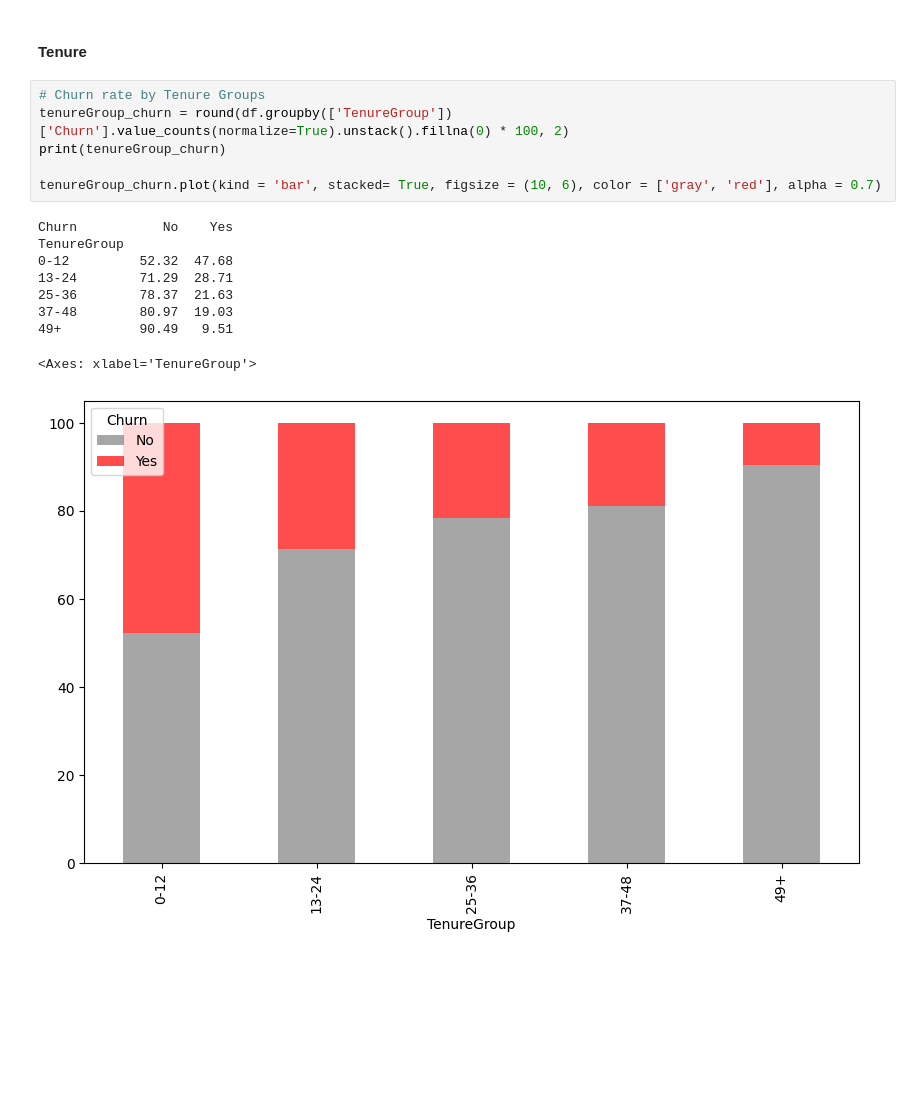
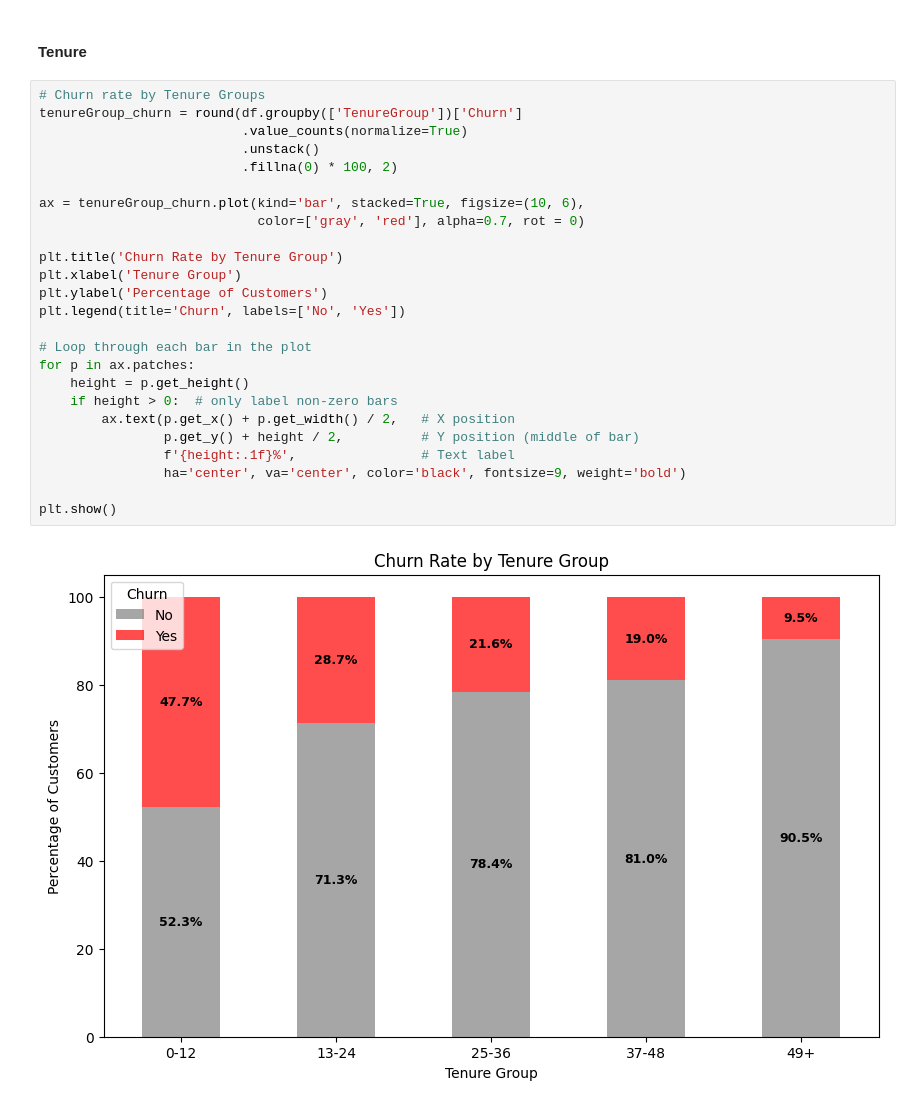
Before and after one commit to dylan123104/Telco-Customer-Churn, a Jupyter notebook: EDA-Churn.ipynb, the cells around one changed output. Saved outputs shown, nothing was run; the diff lists cells and outputs as text; blank space fills up the shorter version.

```diff
--- a/EDA-Churn.ipynb
+++ b/EDA-Churn.ipynb
@@ -286,17 +286,28 @@ Yes         84.47  15.53
 #### **Tenure**
 # %%
 # Churn rate by Tenure Groups
-tenureGroup_churn = round(df.groupby(['TenureGroup'])['Churn'].value_counts(normalize=True).unstack().fillna(0) * 100, 2)
-print(tenureGroup_churn)
+tenureGroup_churn = round(df.groupby(['TenureGroup'])['Churn']
+                          .value_counts(normalize=True)
+                          .unstack()
+                          .fillna(0) * 100, 2)
 
-tenureGroup_churn.plot(kind = 'bar', stacked= True, figsize = (10, 6), color = ['gray', 'red'], alpha = 0.7)
+ax = tenureGroup_churn.plot(kind='bar', stacked=True, figsize=(10, 6),
+                            color=['gray', 'red'], alpha=0.7, rot = 0)
+
+plt.title('Churn Rate by Tenure Group')
+plt.xlabel('Tenure Group')
+plt.ylabel('Percentage of Customers')
+plt.legend(title='Churn', labels=['No', 'Yes'])
+
+# Loop through each bar in the plot
+for p in ax.patches:
+    height = p.get_height()
+    if height > 0:  # only label non-zero bars
+        ax.text(p.get_x() + p.get_width() / 2,   # X position
+                p.get_y() + height / 2,          # Y position (middle of bar)
+                f'{height:.1f}%',                # Text label
+                ha='center', va='center', color='black', fontsize=9, weight='bold')
+
+plt.show()
 # %% [output]
-Churn           No    Yes
-TenureGroup
-0-12         52.32  47.68
-13-24        71.29  28.71
-25-36        78.37  21.63
-37-48        80.97  19.03
-49+          90.49   9.51
-<Axes: xlabel='TenureGroup'>
-[figure, old version]
+[figure, new version]
```
Also changed, not shown: parts of 6 cells of this notebook.
